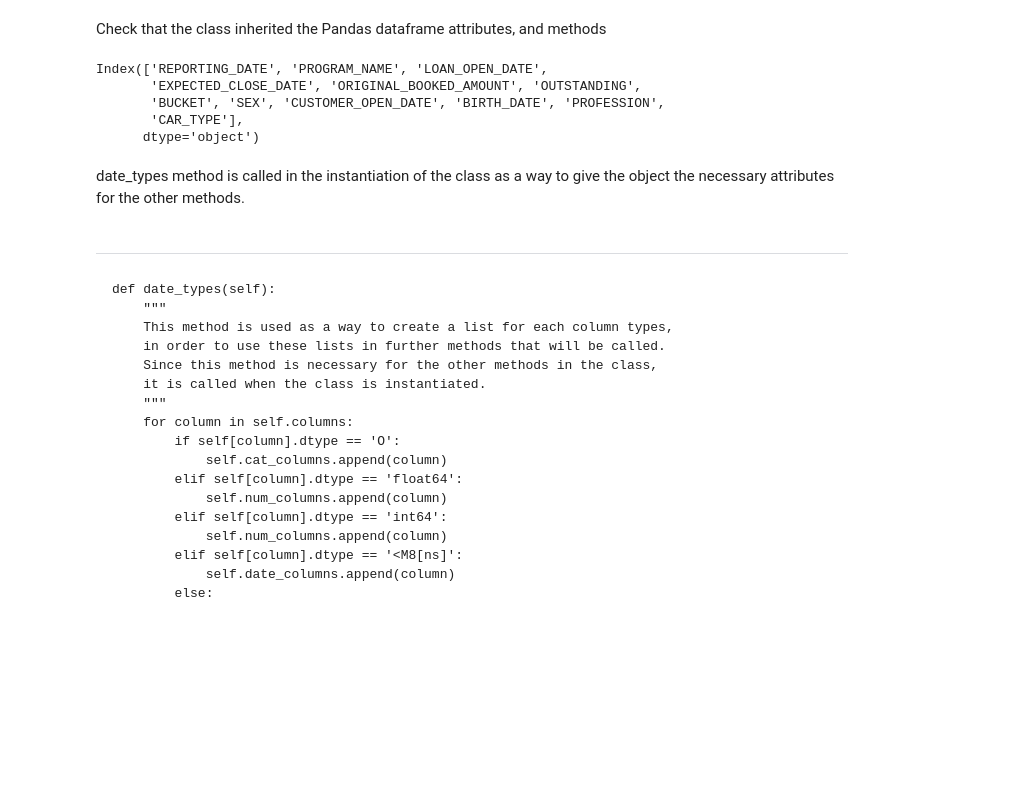
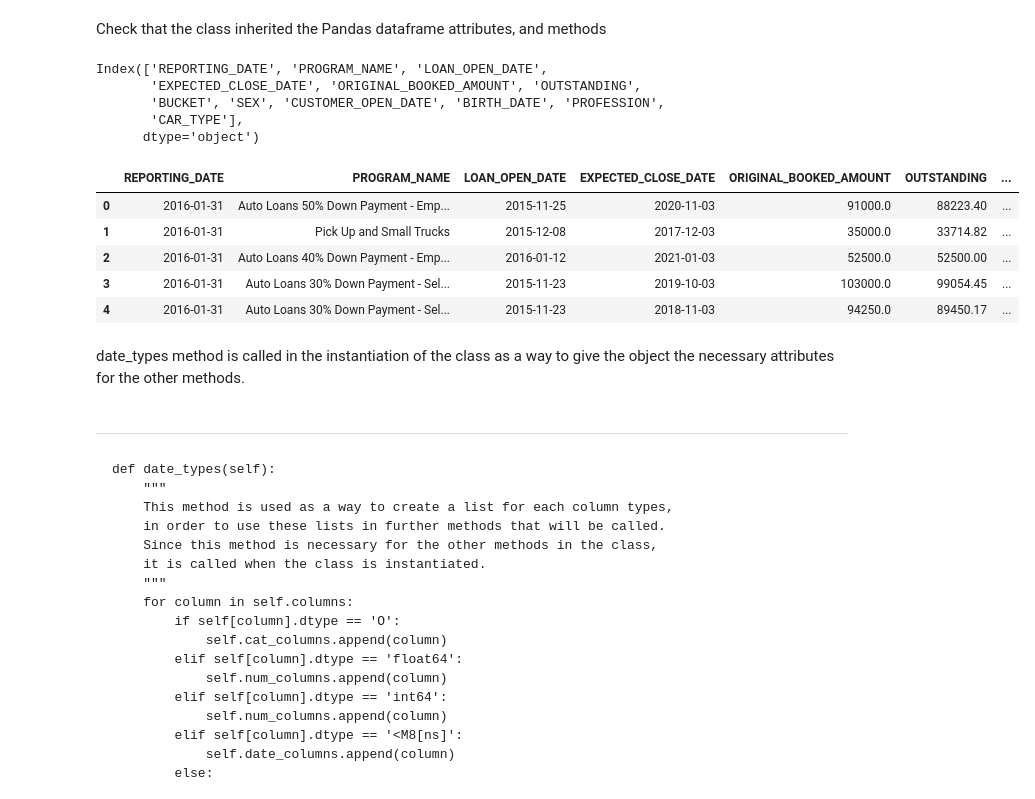
Before and after one commit to setejera/Periculum_Group_B, a Jupyter notebook: group_b__RiskBasedSegmentation.ipynb, the cells around one changed output. Drawn from its saved outputs; the diff is of its cells as text; code cells hidden in the pictures; blank space fills up the shorter version.

```diff
--- a/group_b__RiskBasedSegmentation.ipynb
+++ b/group_b__RiskBasedSegmentation.ipynb
@@ -77,6 +77,15 @@ Index(['REPORTING_DATE', 'PROGRAM_NAME', 'LOAN_OPEN_DATE',
        'BUCKET', 'SEX', 'CUSTOMER_OPEN_DATE', 'BIRTH_DATE', 'PROFESSION',
        'CAR_TYPE'],
       dtype='object')
+# %%
+myrdf.head()
+# %% [output]
+|  | REPORTING_DATE | PROGRAM_NAME | LOAN_OPEN_DATE | EXPECTED_CLOSE_DATE | ORIGINAL_BOOKED_AMOUNT | OUTSTANDING | ... |
+| 0 | 2016-01-31 | Auto Loans 50% Down Payment - Emp... | 2015-11-25 | 2020-11-03 | 91000.0 | 88223.40 | ... |
+| 1 | 2016-01-31 | Pick Up and Small Trucks | 2015-12-08 | 2017-12-03 | 35000.0 | 33714.82 | ... |
+| 2 | 2016-01-31 | Auto Loans 40% Down Payment - Emp... | 2016-01-12 | 2021-01-03 | 52500.0 | 52500.00 | ... |
+| 3 | 2016-01-31 | Auto Loans 30% Down Payment - Sel... | 2015-11-23 | 2019-10-03 | 103000.0 | 99054.45 | ... |
+| 4 | 2016-01-31 | Auto Loans 30% Down Payment - Sel... | 2015-11-23 | 2018-11-03 | 94250.0 | 89450.17 | ... |
 # %% [markdown]
 date_types method is called in the instantiation of the class as a way to give the object the necessary attributes for the other methods.
 # %% [markdown]
```
Also changed, not shown: parts of 1 cell of this notebook.
